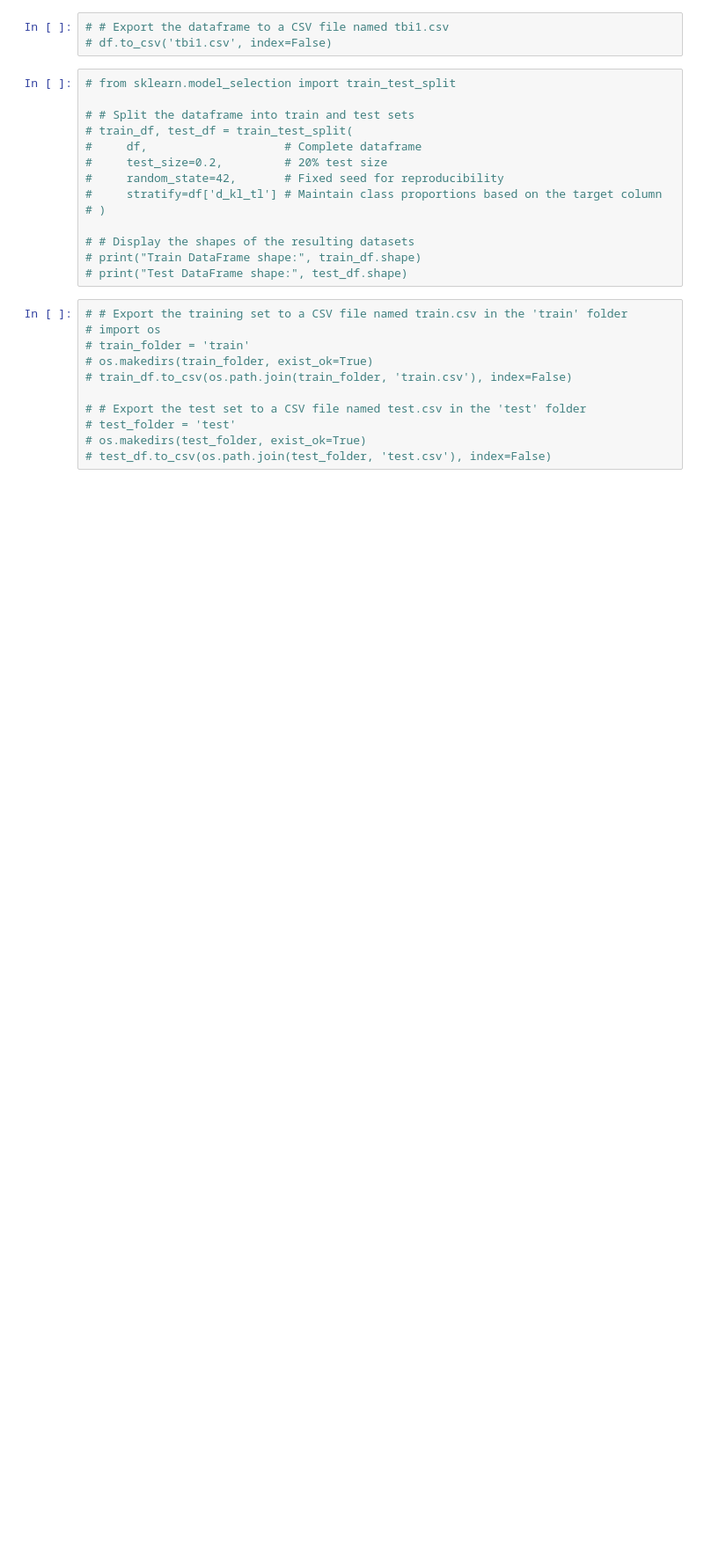
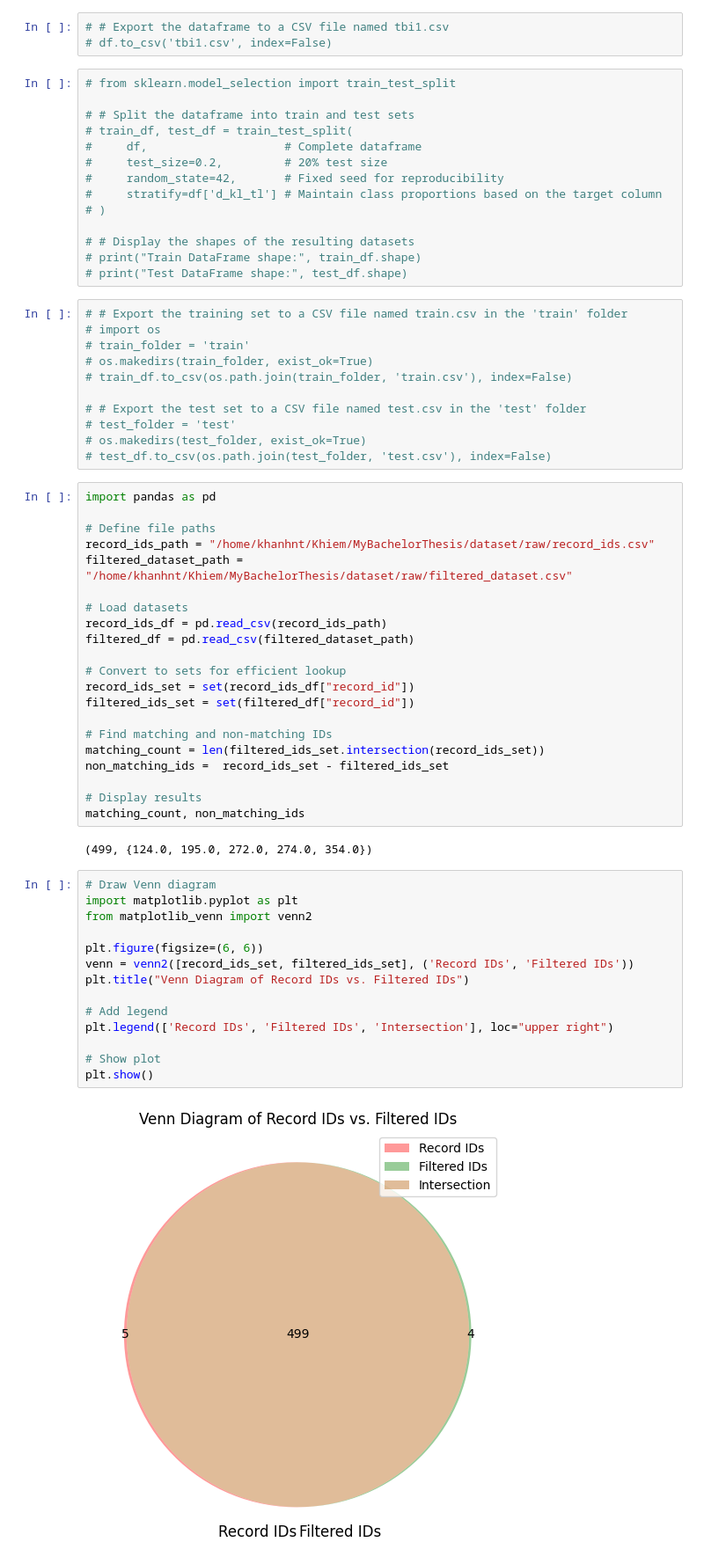
Before and after one commit to khiemducdoan/MyBachelorThesis, a Jupyter notebook: dataset/dataset_confinement.ipynb, the cells around one changed output. Shown: that part at 88% size. Cells and saved outputs as stored; diff of their text form; blank space fills up the shorter version.

```diff
--- a/dataset/dataset_confinement.ipynb
+++ b/dataset/dataset_confinement.ipynb
@@ -178,3 +127,42 @@ Tách ra thành 2 cột a và cột b
 # test_folder = 'test'
 # os.makedirs(test_folder, exist_ok=True)
 # test_df.to_csv(os.path.join(test_folder, 'test.csv'), index=False)
+# %%
+import pandas as pd
+
+# Define file paths
+record_ids_path = "/home/khanhnt/Khiem/MyBachelorThesis/dataset/raw/record_ids.csv"
+filtered_dataset_path = "/home/khanhnt/Khiem/MyBachelorThesis/dataset/raw/filtered_dataset.csv"
+
+# Load datasets
+record_ids_df = pd.read_csv(record_ids_path)
+filtered_df = pd.read_csv(filtered_dataset_path)
+
+# Convert to sets for efficient lookup
+record_ids_set = set(record_ids_df["record_id"])
+filtered_ids_set = set(filtered_df["record_id"])
+
+# Find matching and non-matching IDs
+matching_count = len(filtered_ids_set.intersection(record_ids_set))
+non_matching_ids =  record_ids_set - filtered_ids_set
+
+# Display results
+matching_count, non_matching_ids
+# %% [output]
+(499, {124.0, 195.0, 272.0, 274.0, 354.0})
+# %%
+# Draw Venn diagram
+import matplotlib.pyplot as plt
+from matplotlib_venn import venn2
+
+plt.figure(figsize=(6, 6))
+venn = venn2([record_ids_set, filtered_ids_set], ('Record IDs', 'Filtered IDs'))
+plt.title("Venn Diagram of Record IDs vs. Filtered IDs")
+
+# Add legend
+plt.legend(['Record IDs', 'Filtered IDs', 'Intersection'], loc="upper right")
+
+# Show plot
+plt.show()
+# %% [output]
+[figure, added]
```
Also changed, not shown: parts of 21 cells of this notebook, 9 other files.
